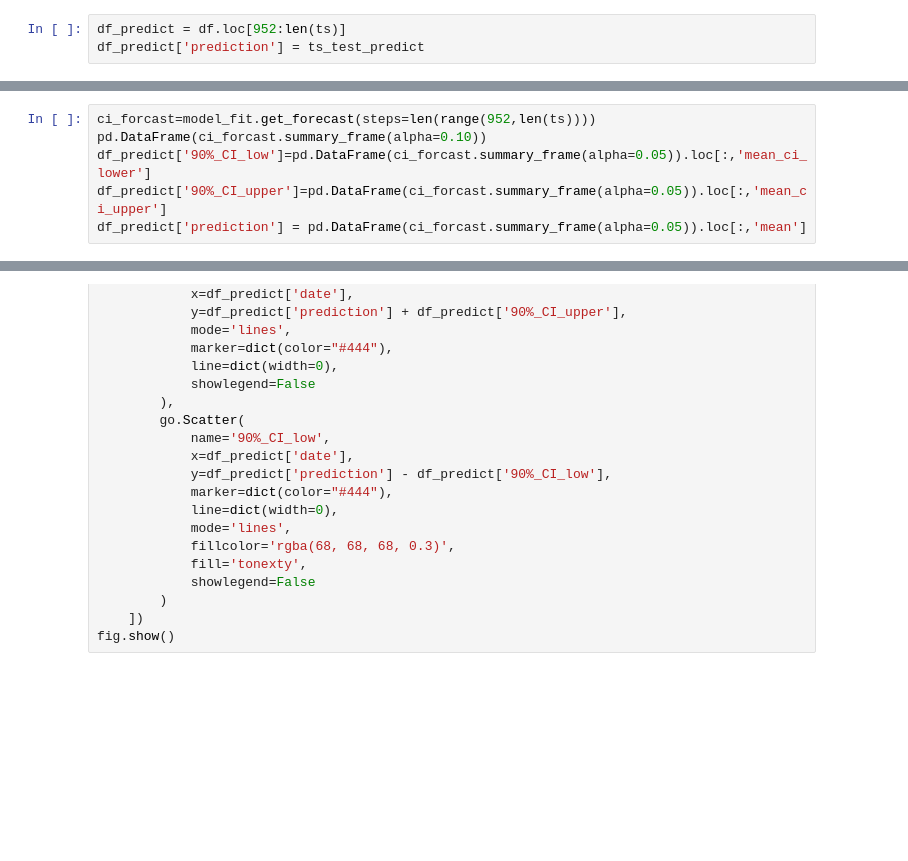
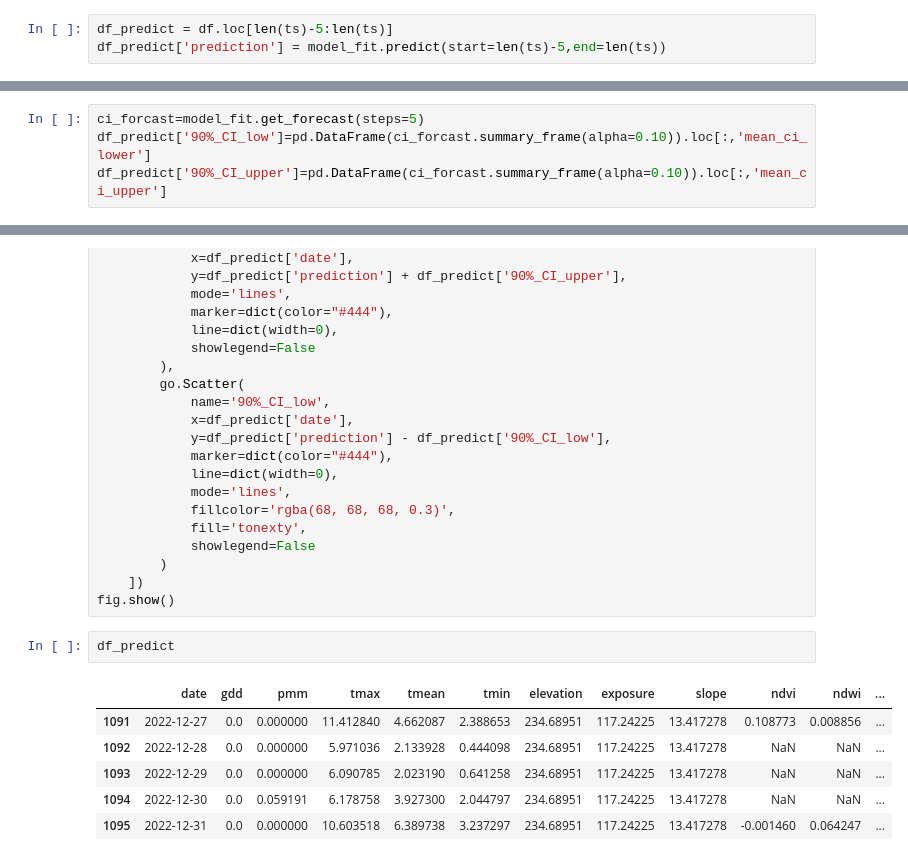
Before and after one commit to moritzmock/Hackathon2023, a Jupyter notebook: GDD prediction/gdd_timeSeriesForcast.ipynb, the cells around one changed output, grey strips where cells are left out. Drawn from its saved outputs; the diff is of its cells as text; blank space fills up the shorter version.

```diff
--- a/GDD prediction/gdd_timeSeriesForcast.ipynb
+++ b/GDD prediction/gdd_timeSeriesForcast.ipynb
@@ -185,19 +184,17 @@ sqrt(mean_squared_error(ts_test, ts_test_predict))
 # %% [markdown]
 Image
 # %%
-df_predict = df.loc[952:len(ts)]
-df_predict['prediction'] = ts_test_predict
+df_predict = df.loc[len(ts)-5:len(ts)]
+df_predict['prediction'] = model_fit.predict(start=len(ts)-5,end=len(ts))
 # %% [output]
 A value is trying to be set on a copy of a slice from a DataFrame.
 Try using .loc[row_indexer,col_indexer] = value instead
 
 See the caveats in the documentation: https://pandas.pydata.org/pandas-docs/stable/user_guide/indexing.html#returning-a-view-versus-a-copy
 # %%
-ci_forcast=model_fit.get_forecast(steps=len(range(952,len(ts))))
-pd.DataFrame(ci_forcast.summary_frame(alpha=0.10))
-df_predict['90%_CI_low']=pd.DataFrame(ci_forcast.summary_frame(alpha=0.05)).loc[:,'mean_ci_lower']
-df_predict['90%_CI_upper']=pd.DataFrame(ci_forcast.summary_frame(alpha=0.05)).loc[:,'mean_ci_upper']
-df_predict['prediction'] = pd.DataFrame(ci_forcast.summary_frame(alpha=0.05)).loc[:,'mean']
+ci_forcast=model_fit.get_forecast(steps=5)
+df_predict['90%_CI_low']=pd.DataFrame(ci_forcast.summary_frame(alpha=0.10)).loc[:,'mean_ci_lower']
+df_predict['90%_CI_upper']=pd.DataFrame(ci_forcast.summary_frame(alpha=0.10)).loc[:,'mean_ci_upper']
 # %% [output]
 A value is trying to be set on a copy of a slice from a DataFrame.
 Try using .loc[row_indexer,col_indexer] = value instead
@@ -251,3 +241,12 @@ fig = go.Figure([
         )
     ])
 fig.show()
+# %%
+df_predict
+# %% [output]
+|  | date | gdd | pmm | tmax | tmean | tmin | elevation | exposure | slope | ndvi | ndwi | ... |
+| 1091 | 2022-12-27 | 0.0 | 0.000000 | 11.412840 | 4.662087 | 2.388653 | 234.68951 | 117.24225 | 13.417278 | 0.108773 | 0.008856 | ... |
+| 1092 | 2022-12-28 | 0.0 | 0.000000 | 5.971036 | 2.133928 | 0.444098 | 234.68951 | 117.24225 | 13.417278 | NaN | NaN | ... |
+| 1093 | 2022-12-29 | 0.0 | 0.000000 | 6.090785 | 2.023190 | 0.641258 | 234.68951 | 117.24225 | 13.417278 | NaN | NaN | ... |
+| 1094 | 2022-12-30 | 0.0 | 0.059191 | 6.178758 | 3.927300 | 2.044797 | 234.68951 | 117.24225 | 13.417278 | NaN | NaN | ... |
+| 1095 | 2022-12-31 | 0.0 | 0.000000 | 10.603518 | 6.389738 | 3.237297 | 234.68951 | 117.24225 | 13.417278 | -0.001460 | 0.064247 | ... |
```
Also changed, not shown: parts of 5 cells of this notebook, 1 other file.
